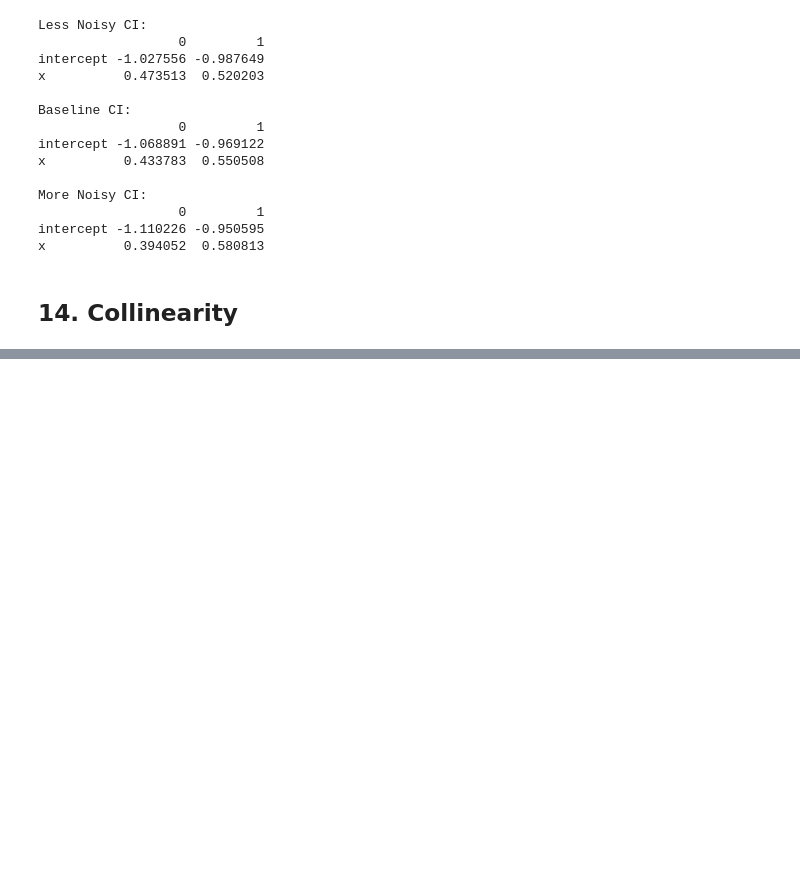
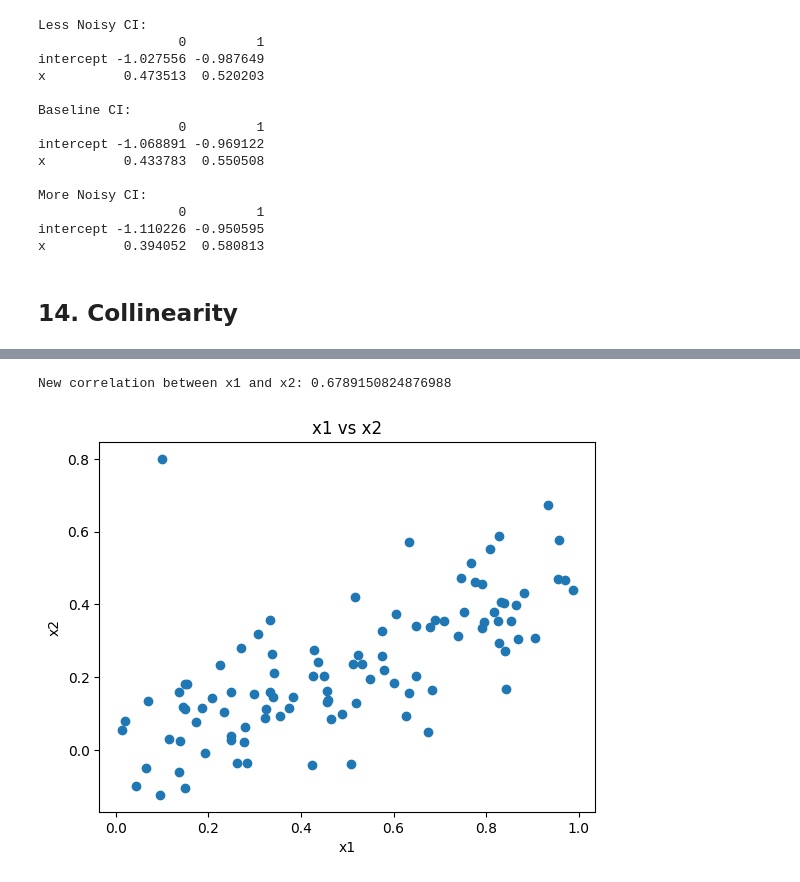
Before and after one commit to NDubelovskyi/ISLP, a Jupyter notebook: Chapter 3 Application.ipynb, the cells around one changed output, grey strips where cells are left out. Saved outputs shown, nothing was run; the diff lists cells and outputs as text; code cells hidden in the pictures; blank space fills up the shorter version.

```diff
--- a/Chapter 3 Application.ipynb
+++ b/Chapter 3 Application.ipynb
@@ -1154,0 +1280,6 @@ x          0.394052  0.580813
+# %%
+x1 = np.concatenate([x1, [0.1]])
+x2 = np.concatenate([x2, [0.8]])
+y = np.concatenate([y, [6]])
+
+base, x1_only, x2_only = corr_models(x1, x2, y)
@@ -1154,0 +1328,11 @@ x          0.394052  0.580813
+# %%
+# New correlation between two predictors
+plt.scatter(x=x1, y=x2)
+plt.xlabel('x1')
+plt.ylabel('x2')
+plt.title('x1 vs x2')
+corr_coef = np.corrcoef(x1,x2)[0, 1]
+print('New correlation between x1 and x2: {}'.format(corr_coef))
+# %% [output]
+New correlation between x1 and x2: 0.6789150824876988
+[figure, added]
```
Also changed, not shown: parts of 25 cells of this notebook.
